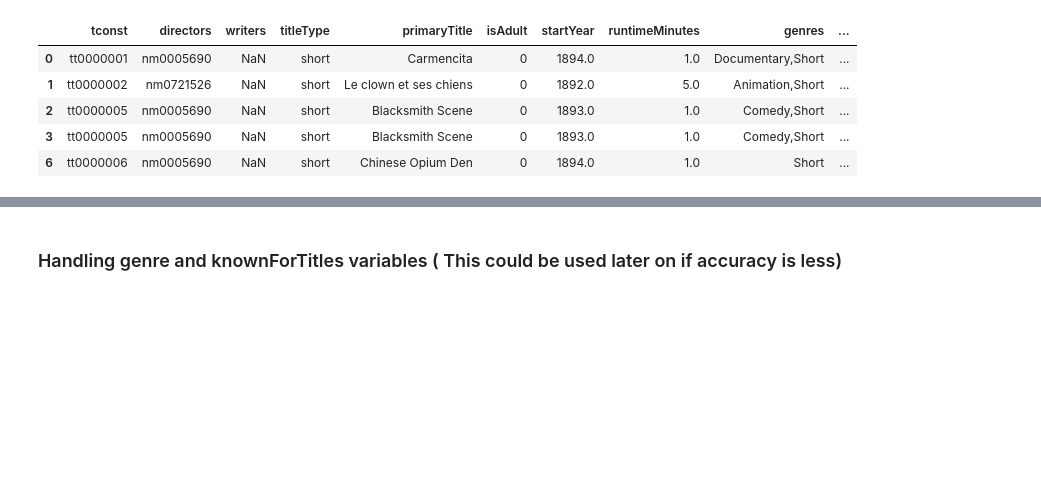
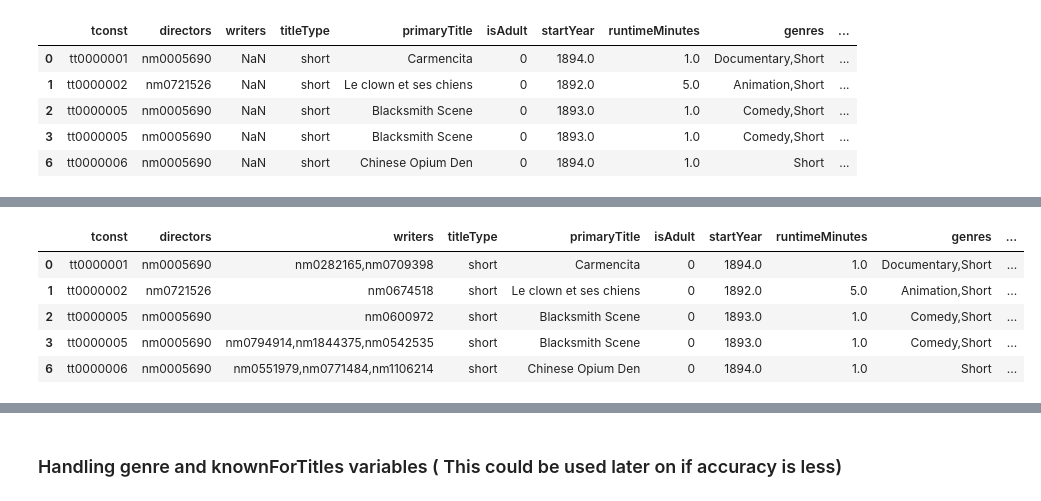
Before and after one commit to vishaalshiva/Imdbdataset, a Jupyter notebook: Univariate,Bivariate Analysis & Modeling.ipynb, the cells around one changed output, grey strips where cells are left out. Cells and saved outputs as stored; diff of their text form; code cells hidden in the pictures; blank space fills up the shorter version.

```diff
--- a/Univariate,Bivariate Analysis & Modeling.ipynb
+++ b/Univariate,Bivariate Analysis & Modeling.ipynb
@@ -178,0 +218,23 @@ df.head()
+# %%
+s = df.directors.value_counts(normalize=True)
+df.loc[df.directors.isna(), 'directors'] = np.random.choice(s.index, p=s.values, size=df.directors.isna().sum())
+# %%
+s = df.writers.value_counts(normalize=True)
+df.loc[df.writers.isna(), 'writers'] = np.random.choice(s.index, p=s.values, size=df.writers.isna().sum())
+# %%
+s = df.category.value_counts(normalize=True)
+df.loc[df.category.isna(), 'category'] = np.random.choice(s.index, p=s.values, size=df.category.isna().sum())
+# %%
+df['runtimeMinutes'] = df['runtimeMinutes'].fillna(df['runtimeMinutes'].median())
+# %%
+df['numberofgenre'] = df['genres'].str.count(',') + 1
+df['numberofwriters'] = df['writers'].str.count(',') + 1
+df['numberofdirectors'] = df['directors'].str.count(',') + 1
+df.head()
+# %% [output]
+|  | tconst | directors | writers | titleType | primaryTitle | isAdult | startYear | runtimeMinutes | genres | ... |
+| 0 | tt0000001 | nm0005690 | nm0282165,nm0709398 | short | Carmencita | 0 | 1894.0 | 1.0 | Documentary,Short | ... |
+| 1 | tt0000002 | nm0721526 | nm0674518 | short | Le clown et ses chiens | 0 | 1892.0 | 5.0 | Animation,Short | ... |
+| 2 | tt0000005 | nm0005690 | nm0600972 | short | Blacksmith Scene | 0 | 1893.0 | 1.0 | Comedy,Short | ... |
+| 3 | tt0000005 | nm0005690 | nm0794914,nm1844375,nm0542535 | short | Blacksmith Scene | 0 | 1893.0 | 1.0 | Comedy,Short | ... |
+| 6 | tt0000006 | nm0005690 | nm0551979,nm0771484,nm1106214 | short | Chinese Opium Den | 0 | 1894.0 | 1.0 | Short | ... |
```
Also changed, not shown: parts of 36 cells of this notebook.
